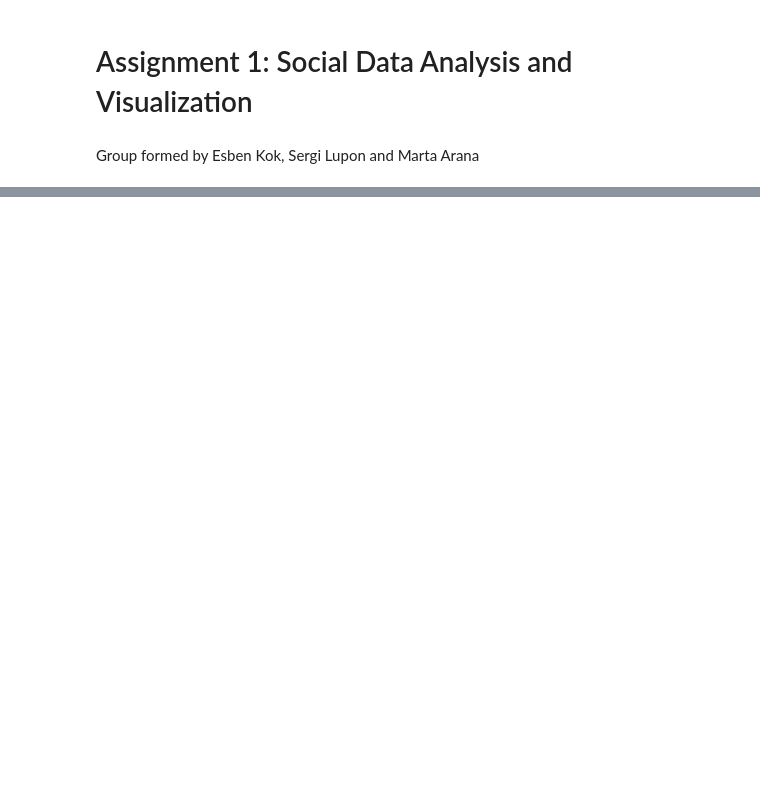
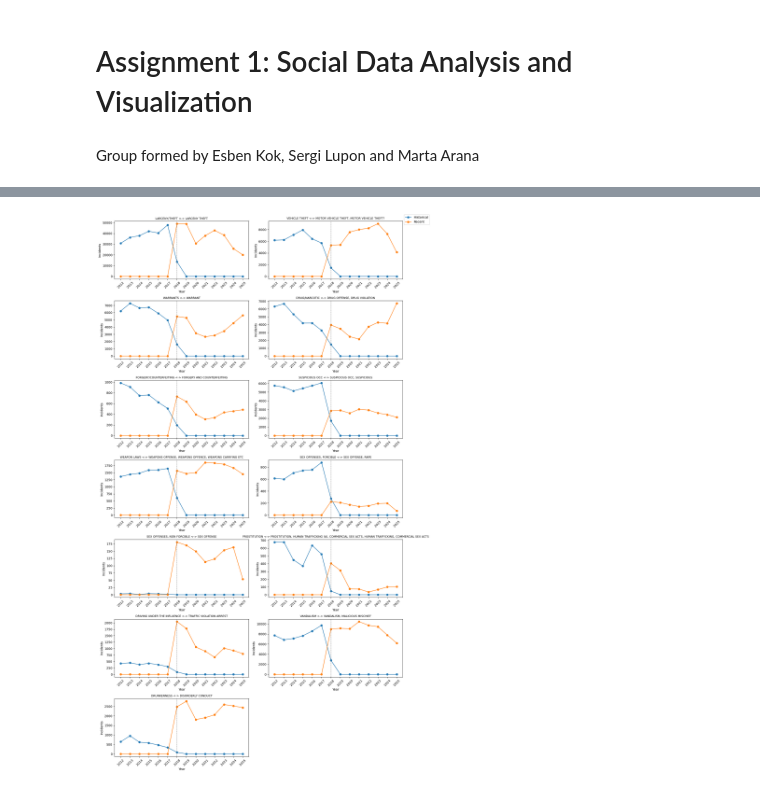
Before and after one commit to Slupon/Project_Socialdata, a Jupyter notebook: Assignment1_socialdata.ipynb, the cells around one changed output, grey strips where cells are left out. Saved outputs shown, nothing was run; the diff lists cells and outputs as text; code cells hidden in the pictures; blank space fills up the shorter version.

```diff
--- a/Assignment1_socialdata.ipynb
+++ b/Assignment1_socialdata.ipynb
@@ -1119,0 +47,11 @@ This result is consistent with the modularity values found earlier: while the st
+# %%
+# 1) Load both datasets
+
+base = Path.cwd()
+recent_path = base / "files" / "Police_Department_Incident_Reports__2018_to_Present_20260204.csv"
+hist_path   = base / "files" / "Police_Department_Incident_Reports__Historical_2003_to_May_2018_20260212.csv"
+recent = pd.read_csv(recent_path, low_memory=False)
+hist   = pd.read_csv(hist_path, low_memory=False)
+# Normalize column names (same approach as Week1)
+recent.columns = [c.strip().lower() for c in recent.columns]
+hist.columns = [c.strip().lower() for c in hist.columns]
@@ -1119,0 +302,72 @@ This result is consistent with the modularity values found earlier: while the st
+# %%
+hist["category"] = hist["category"].astype(str).str.strip().str.upper()
+recent["category"] = recent["category"].astype(str).str.strip().str.upper()
+
+candidates = list(validated_map.items())
+
+def validate_mapping_subplot(hist_cat, recent_cats, ax, year_min=2012, year_max=2025):
+    years = pd.Index(range(year_min, year_max + 1), name="year")
+
+    hist_series = (
+        hist.loc[hist["category"] == hist_cat]
+        .groupby("year")
+        .size()
+        .reindex(years, fill_value=0)
+    )
+
+    recent_series = (
+        recent.loc[recent["category"].isin(recent_cats)]
+        .groupby("year")
+        .size()
+        .reindex(years, fill_value=0)
+    )
+
+    ax.plot(hist_series.index, hist_series.values, marker="o", label="Historical")
+    ax.plot(recent_series.index, recent_series.values, marker="o", label="Recent")
+    ax.axvline(2018, linestyle="--", color="gray", linewidth=1)
+    ax.set_title(f"{hist_cat} <-> {', '.join(recent_cats)}", fontsize=9)
+    ax.set_ylabel("Incidents")
+    ax.axis("tight")
+
+    hist_ref = hist_series.loc[(hist_series.index >= 2015) & (hist_series.index <= 2017)].mean()
+    recent_ref = recent_series.loc[(recent_series.index >= 2019) & (recent_series.index <= 2021)].mean()
+    ratio_recent_over_hist = np.nan if hist_ref == 0 else recent_ref / hist_ref
+
+    return {
+        "historical_category": hist_cat,
+        "recent_categories": ", ".join(recent_cats),
+        "hist_mean_2015_2017": hist_ref,
+        "recent_mean_2019_2021": recent_ref,
+        "ratio_recent_over_hist": ratio_recent_over_hist
+    }
+
+n = len(candidates)
+ncols = 2
+nrows = (n + ncols - 1) // ncols
+
+fig, axes = plt.subplots(nrows, ncols, figsize=(14, 3.6 * nrows), sharex=True, sharey=False)
+axes = np.array(axes).reshape(-1)
+
+evidence_rows = []
+for i, (hist_cat, recent_cats) in enumerate(candidates):
+    evidence_rows.append(validate_mapping_subplot(hist_cat, recent_cats, axes[i]))
+
+for j in range(i + 1, len(axes)):
+    axes[j].set_visible(False)
+
+# Year labels on every subplot
+for ax in axes[:n]:
+    ax.set_xlabel("Year")
+    ax.set_xticks(range(2012, 2026))
+    ax.set_xticklabels([str(y) for y in range(2012, 2026)], rotation=45)
+    ax.tick_params(axis="x", labelbottom=True)
+
+handles, labels = axes[0].get_legend_handles_labels()
+fig.legend(handles, labels, loc="upper right")
+plt.tight_layout()
+plt.show()
+
+evidence_24 = pd.DataFrame(evidence_rows)
+evidence_24
+# %% [output]
+[figure, added]
```
Also changed, not shown: parts of 84 cells of this notebook.
